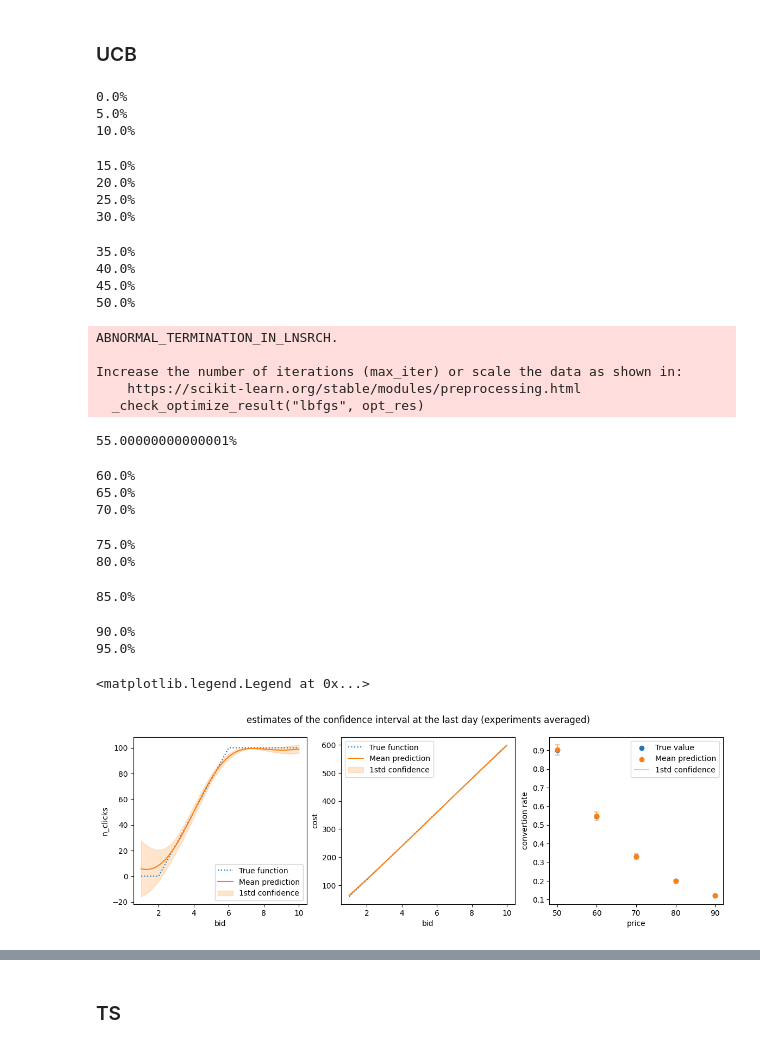
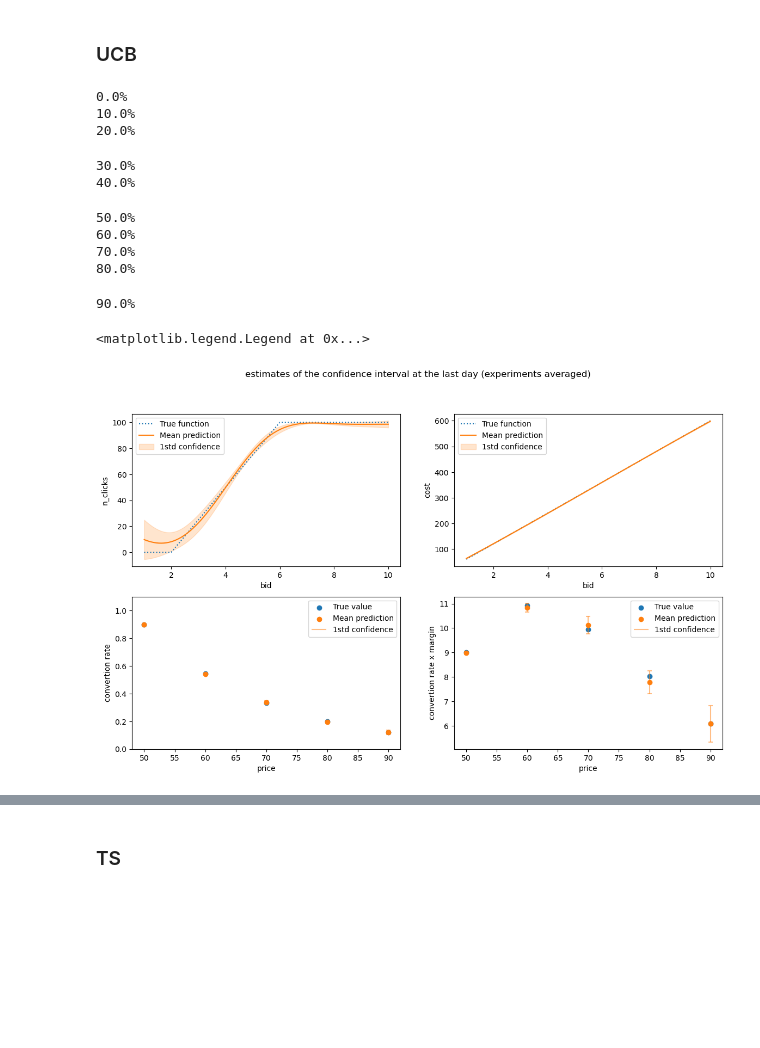
Before and after one commit to ossama-eloukili/Online-Learning-Applications-Project, a Jupyter notebook: new_approach/STEPS_from_1_to_3.ipynb, the cells around one changed output, grey strips where cells are left out. Drawn from its saved outputs; the diff is of its cells as text; code cells hidden in the pictures; blank space fills up the shorter version.

Commit message:
fixed steps 1 and 3 + couple of small changes

```diff
--- a/new_approach/STEPS_from_1_to_3.ipynb
+++ b/new_approach/STEPS_from_1_to_3.ipynb
@@ -86,9 +86,14 @@ class Custom_TS_Learner(Learner):
 
         self.conversion_rate_learner = Binomial_TS_Learner(n_arms)
 
+        self.counter = 0
+
     def pull_arm(self):
-        sampled_alphas = np.random.beta( self.conversion_rate_learner.beta_parameters[:,0], self.conversion_rate_learner.beta_parameters[:,1] )
+        sampled_alphas = np.random.beta( self.conversion_rate_learner.beta_parameters[:,0], self.conversion_rate_learner.beta_parameters[:,1] ) #TODO funziona
         idx_arm = np.argmax(sampled_alphas * (self.arms_prices - self.margin_param))
+        if idx_arm == 0:
+            print(self.counter)
+            self.counter += 1
         return idx_arm
 
 
@@ -1202,7 +1228,7 @@ class Environment:
 
     def round(self, pulled_arm_bid, pulled_arm_price):
         n_daily_clicks, cum_daily_costs = self.bidding_environment.round(pulled_arm_bid)
-        converted_clicks, reward = self.pricing_environment.round(pulled_arm_price, n_daily_clicks, cum_daily_costs)
+        converted_clicks, reward = self.pricing_environment.round_step3(pulled_arm_price, n_daily_clicks, cum_daily_costs)
 
         return n_daily_clicks, cum_daily_costs, converted_clicks, reward
 # %% [markdown]
@@ -1339,7 +1365,7 @@ class Custom_S3_TS_Learner(Learner):
 Parameters
 # %%
 T = 75 #365
-n_experiments = 250 #50
+n_experiments = 10 #50
 # %% [markdown]
 Clairvoyant
 # %%
@@ -1405,34 +1431,19 @@ for e in range(0, n_experiments):
 
     ucb_n_daily_clicks_per_experiment.append(ucb_learner.n_daily_clicks_learner.means)
     ucb_cum_daily_costs_per_experiment.append(ucb_learner.cum_daily_costs_learner.means)
-    ucb_conversion_rate_per_experiment.append(ucb_learner.conversion_rate_learner.empirical_means)
+    ucb_conversion_rate_per_experiment.append(ucb_learner.expected_margin_learner.empirical_means)
     ucb_pulled_arms_counter_per_experiment.append([[len(rewards_ij) for rewards_ij in rewards_i] for rewards_i in ucb_learner.rewards_per_arm])
 # %% [output]
 0.0%
-5.0%
 10.0%
+20.0%
-15.0%
-20.0%
-25.0%
 30.0%
+40.0%
-35.0%
-40.0%
-45.0%
 50.0%
+60.0%
+70.0%
+80.0%
-ABNORMAL_TERMINATION_IN_LNSRCH.
-
-Increase the number of iterations (max_iter) or scale the data as shown in:
-    https://scikit-learn.org/stable/modules/preprocessing.html
-  _check_optimize_result("lbfgs", opt_res)
+90.0%
-55.00000000000001%
-60.0%
-65.0%
-70.0%
-75.0%
-80.0%
-85.0%
-90.0%
-95.0%
 # %%
 ## Plots of the estimates of the functions clicks and costs at the last day
 #TODO change the confidence and add something time related
@@ -1442,43 +1453,60 @@ ucb_n_daily_clicks_std = np.std(ucb_n_daily_clicks_per_experiment, axis = 0)
 ucb_cum_daily_costs_hat = np.mean(ucb_cum_daily_costs_per_experiment, axis = 0)
 ucb_cum_daily_costs_std = np.std(ucb_cum_daily_costs_per_experiment, axis = 0)
 
-ucb_conversion_rate_hat = np.mean(ucb_conversion_rate_per_experiment, axis = 0)
-ucb_conversion_rate_std = np.std(ucb_conversion_rate_per_experiment, axis = 0)
+ucb_conversion_rate_hat = np.mean(ucb_conversion_rate_per_experiment / (PRICES - MARGIN_PARAM), axis = 0)
+ucb_conversion_rate_std = np.std(ucb_conversion_rate_per_experiment / (PRICES - MARGIN_PARAM), axis = 0)
 
-plt.figure(figsize = (14,4))
+ucb_expected_margin_hat = np.mean(ucb_conversion_rate_per_experiment, axis = 0)
+ucb_expected_margin_std = np.std(ucb_conversion_rate_per_experiment, axis = 0)
+
+
+
+plt.figure(figsize = (14,8))
 plt.suptitle('estimates of the confidence interval at the last day (experiments averaged)')
 
-plt.subplot(1,3,1)
+plt.subplot(2,2,1)
 plt.plot(BIDS, C1.n_daily_clicks_function(BIDS), linestyle="dotted", label = "True function")
 plt.plot(BIDS, ucb_n_daily_clicks_hat, color = "C1",label="Mean prediction")
 plt.fill_between(BIDS, ucb_n_daily_clicks_hat - ucb_n_daily_clicks_std, ucb_n_daily_clicks_hat + ucb_n_daily_clicks_std,
                  alpha = 0.2, color="tab:orange", label=r"1std confidence")
 plt.xlabel("bid")
 plt.ylabel("n_clicks")
 plt.legend()
 
-plt.subplot(1,3,2)
+plt.subplot(2,2,2)
 plt.plot(BIDS, C1.cum_daily_costs_function(BIDS), linestyle="dotted", label = "True function")
 plt.plot(BIDS, ucb_cum_daily_costs_hat, color = "C1",label="Mean prediction")
 plt.fill_between(BIDS, ucb_cum_daily_costs_hat - ucb_cum_daily_costs_std, ucb_cum_daily_costs_hat +  ucb_cum_daily_costs_std,
                  alpha = 0.2, color="tab:orange", label=r"1std confidence")
 plt.xlabel("bid")
 plt.ylabel("cost")
 plt.legend()
 
-plt.subplot(1,3,3)
+plt.subplot(2,2,3)
 plt.scatter(PRICES, C1.conversion_rate_function(PRICES), label = "True value")
 plt.scatter(PRICES, ucb_conversion_rate_hat, color = "C1",label="Mean prediction")
 plt.vlines(PRICES, ucb_conversion_rate_hat - ucb_conversion_rate_std, ucb_conversion_rate_hat +  ucb_conversion_rate_std,
            colors='tab:orange', alpha=0.5, label = "1std confidence")
 plt.scatter(PRICES, ucb_conversion_rate_hat - ucb_conversion_rate_std, color='tab:orange', alpha=0.5, marker='_')
 plt.scatter(PRICES, ucb_conversion_rate_hat + ucb_conversion_rate_std, color='tab:orange', alpha=0.5, marker='_')
 plt.xlabel("price")
 plt.ylabel("convertion rate")
+plt.ylim(0, 1.1)
 plt.legend()
+
+plt.subplot(2,2,4)
+plt.scatter(PRICES, C1.conversion_rate_function(PRICES) * (PRICES - MARGIN_PARAM) , label = "True value")
+plt.scatter(PRICES, ucb_expected_margin_hat, color = "C1",label="Mean prediction")
+plt.vlines(PRICES, ucb_expected_margin_hat - ucb_expected_margin_std, ucb_expected_margin_hat +  ucb_expected_margin_std,
+           colors='tab:orange', alpha=0.5, label = "1std confidence")
+plt.scatter(PRICES, ucb_expected_margin_hat - ucb_expected_margin_std, color='tab:orange', alpha=0.5, marker='_')
+plt.scatter(PRICES, ucb_expected_margin_hat + ucb_expected_margin_std, color='tab:orange', alpha=0.5, marker='_')
+plt.xlabel("price")
+plt.ylabel("convertion rate x margin")
+plt.legend()
 # %% [output]
 <matplotlib.legend.Legend at 0x...>
-[figure, old version]
+[figure, new version]
 # %%
 #TODO: add something time related
 zz = np.mean(ucb_pulled_arms_counter_per_experiment, axis = 0)
```
Also changed, not shown: parts of 11 cells of this notebook, 1 other file.
